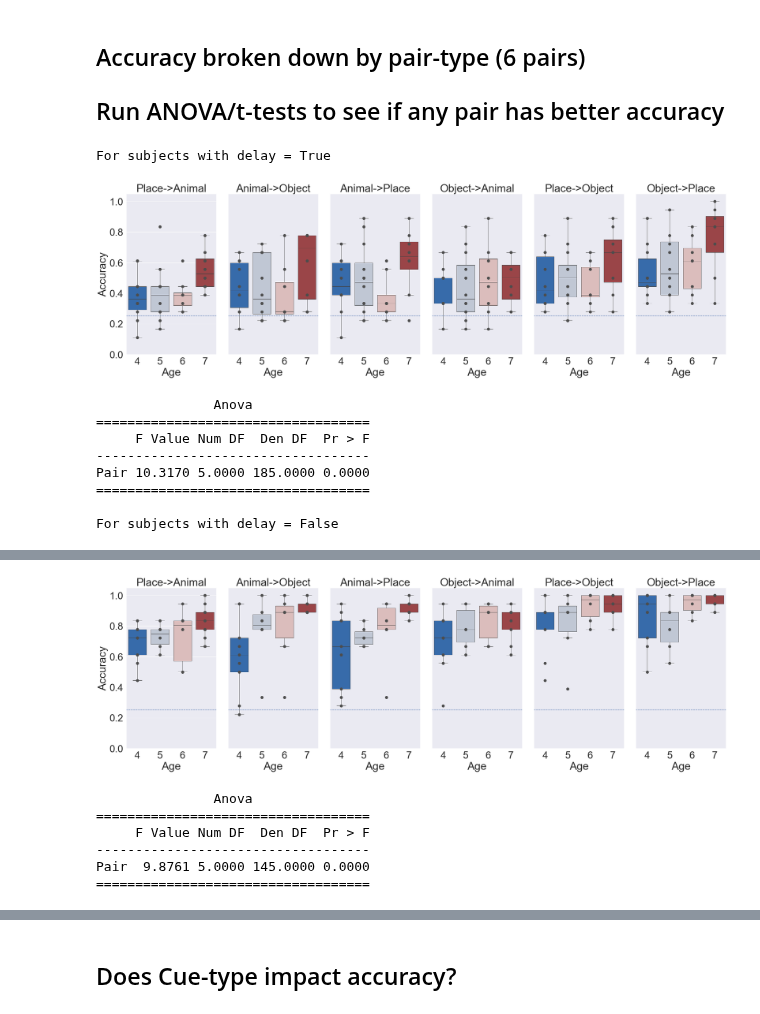
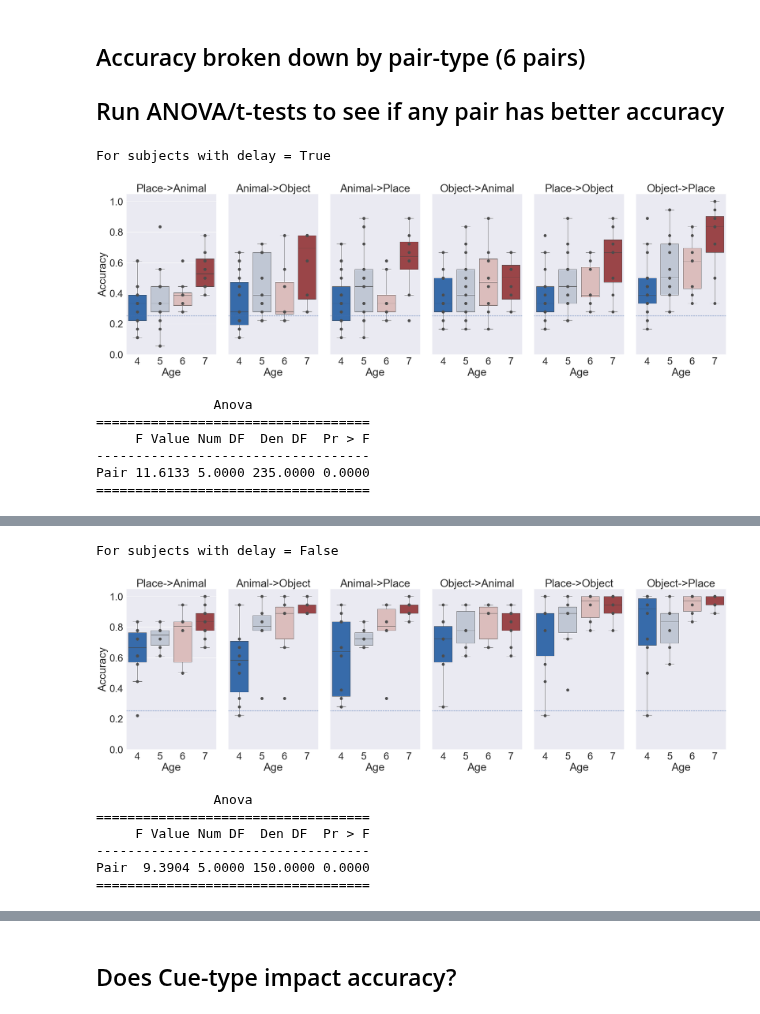
Before and after one commit to samsydco/PSPC, a Jupyter notebook: Results_PC.ipynb, the cells around one changed output, grey strips where cells are left out. Drawn from its saved outputs; the diff is of its cells as text; code cells hidden in the pictures.

Commit message:
Modifications to Results_PC.ipynb: New analyses for Aidan and to see differences between performanc for 3 cue/item types.

```diff
--- a/Results_PC.ipynb
+++ b/Results_PC.ipynb
@@ -28,7 +27,7 @@ def accbin(PCconddf):
     if PCconddf['Accuracy'] > 0.3 and PCconddf['Accuracy'] < 0.95:
         return 'Intermediate Accuracy'
     if PCconddf['Accuracy'] > 0.95:
-        return 'Cieling Accuracy'
+        return 'Ceiling Accuracy'
 PCconddf['Accuracy Bin'] = PCconddf.apply(accbin, axis=1)
 labels = ['Immediate','Delayed']
 sns.set_theme(style="white",font_scale=2, palette=['#6e90bf',  '#d9a6a4', '#c26f6d'])#"vlag")
@@ -63,6 +62,5 @@ if exclude == 1:
     exclude_subjs = excludedf['Subject']
     dependencydf = exclude_fun(dependencydf,exclude_subjs)
     pairaccuracydf = exclude_fun(pairaccuracydf,exclude_subjs)
-    PCoutputdf = exclude_fun(PCoutputdf,exclude_subjs)
     PCconddf = exclude_fun(PCconddf,exclude_subjs)
     PCoutputplotdf = exclude_fun(PCoutputplotdf,exclude_subjs)
@@ -69,3 +69,12 @@ if exclude == 1:
+# %%
+exclude = 1
+if exclude == 1:
+    excludedf = dependencydf[dependencydf['Same Day'] == False]
+    exclude_subjs = excludedf['Subject']
+    dependencydf = exclude_fun(dependencydf,exclude_subjs)
+    pairaccuracydf = exclude_fun(pairaccuracydf,exclude_subjs)
+    PCconddf = exclude_fun(PCconddf,exclude_subjs)
+    PCoutputplotdf = exclude_fun(PCoutputplotdf,exclude_subjs)
 # %% [markdown]
 ## Does delay matter for accuracy? Yes!
 ## Does delay matter for dependency? No!
@@ -107,6 +116,18 @@ for age in [4,5,6,7]:
               str(np.round(np.mean(tmp['Dependency']),2))+
              "+/-"+
              str(np.round(np.std(tmp['Dependency']),2)))
+
+for label,age in {"Pre-school":[4,5],"School-aged":[6,7]}.items():
+    for delay in [False,True]:
+        print(label)
+        print('Delay = '+str(delay))
+        tmp = dependencydf[dependencydf['Delay']==delay]
+        tmp = tmp[tmp['Age'].between(age[0], age[1]+1)]
+        display(ttest(tmp['Dependency'],0.0))
+        print(label+"'s' dependency is "+
+              str(np.round(np.mean(tmp['Dependency']),2))+
+             "+/-"+
+             str(np.round(np.std(tmp['Dependency']),2)))
 # %% [output]
 Age = 4
 Delay = False
@@ -467,39 +488,40 @@ from statsmodels.stats.anova import AnovaRM
 PCcols = ['Ab', 'Bc', 'Ba', 'Cb', 'Ac', 'Ca']
 ABC = {'A':'Place','B':'Animal','C':'Object'}
 ordertmp = [4,5,6,7]
 sns.set(font_scale=3)
 for delay in [True,False]:
     print('For subjects with delay = '+str(delay))
     tmp = pairaccuracydf[pairaccuracydf['Delay'] == delay].copy()
     tmp['Age'] = tmp['Age'].map(lambda age: math.floor(age))
     fig = plt.figure(figsize=(30,10))
     for i,pair in enumerate(PCcols):
         pairstring = ABC[pair[0]]+'->'+ABC[pair[1].upper()]
         ax = plt.subplot(1,6, i+1)
         tempdf = tmp.loc[tmp['Pair'] == pairstring]
         sns.boxplot(data=tempdf, x="Age", y="Accuracy", hue='Age',
                     palette="vlag",order=ordertmp,hue_order=ordertmp,
                     showfliers = False,legend=False)
         sns.stripplot(data=tempdf, x="Age", y="Accuracy", dodge=True,
                       color=".3",order=ordertmp,s=10,jitter=False)
         plt.subplots_adjust(left=None, bottom=None, right=None, top=None, wspace=None, hspace=0.4)
         plt.title(pairstring)
         plt.axhline(y=0.25, color='b', linestyle='--')
         ax.set(ylim=(0,1.05))
         if i>0:
             ax.yaxis.set_visible(False)
     fig.tight_layout()
     plt.show()
     print(AnovaRM(data=tmp, depvar='Accuracy',
               subject='Subject', within=['Pair']).fit())
+    display(pg.pairwise_tests(dv='Accuracy',within='Pair',
+                                  subject='Subject',padjust='bonf',
+                                  data=tmp))
 # %% [output]
 For subjects with delay = True
-[figure, old version]
+[figure, new version]
                Anova
 ===================================
      F Value Num DF  Den DF  Pr > F
 -----------------------------------
-Pair 10.3170 5.0000 185.0000 0.0000
+Pair 11.6133 5.0000 235.0000 0.0000
 ===================================
-
-For subjects with delay = False
@@ -506,7 +544,8 @@ For subjects with delay = False
+For subjects with delay = False
-[figure, old version]
+[figure, new version]
-               Anova
-===================================
-     F Value Num DF  Den DF  Pr > F
------------------------------------
-Pair  9.8761 5.0000 145.0000 0.0000
-===================================
+               Anova
+===================================
+     F Value Num DF  Den DF  Pr > F
+-----------------------------------
+Pair  9.3904 5.0000 150.0000 0.0000
+===================================
```
Also changed, not shown: parts of 7 cells of this notebook.
